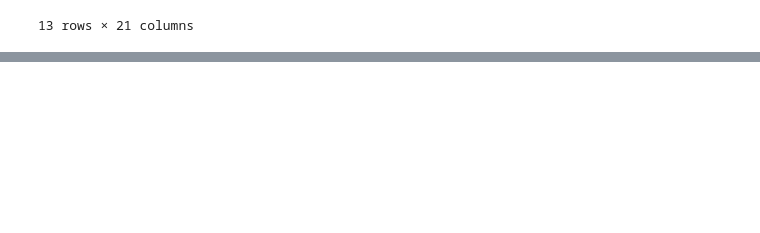
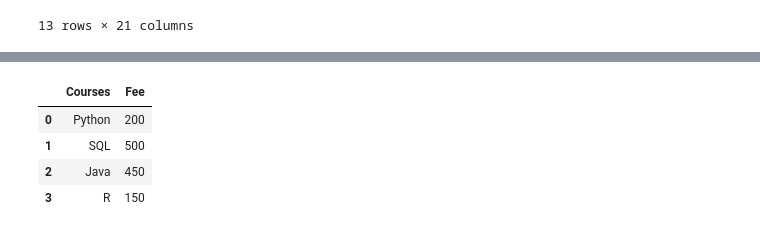
Before and after one commit to ola-smaha/Pandas-Assignment-1, a Jupyter notebook: Assignment 1.ipynb, the cells around one changed output, grey strips where cells are left out. Saved outputs shown, nothing was run; the diff lists cells and outputs as text; code cells hidden in the pictures; blank space fills up the shorter version.

```diff
--- a/Assignment 1.ipynb
+++ b/Assignment 1.ipynb
@@ -671,0 +699,9 @@ df.nsmallest(10,'bedrooms','all')
+# %%
+df = pd.DataFrame(course, columns = ['Courses','Fee'])
+df
+# %% [output]
+|  | Courses | Fee |
+| 0 | Python | 200 |
+| 1 | SQL | 500 |
+| 2 | Java | 450 |
+| 3 | R | 150 |
```
Also changed, not shown: parts of 5 cells of this notebook.
